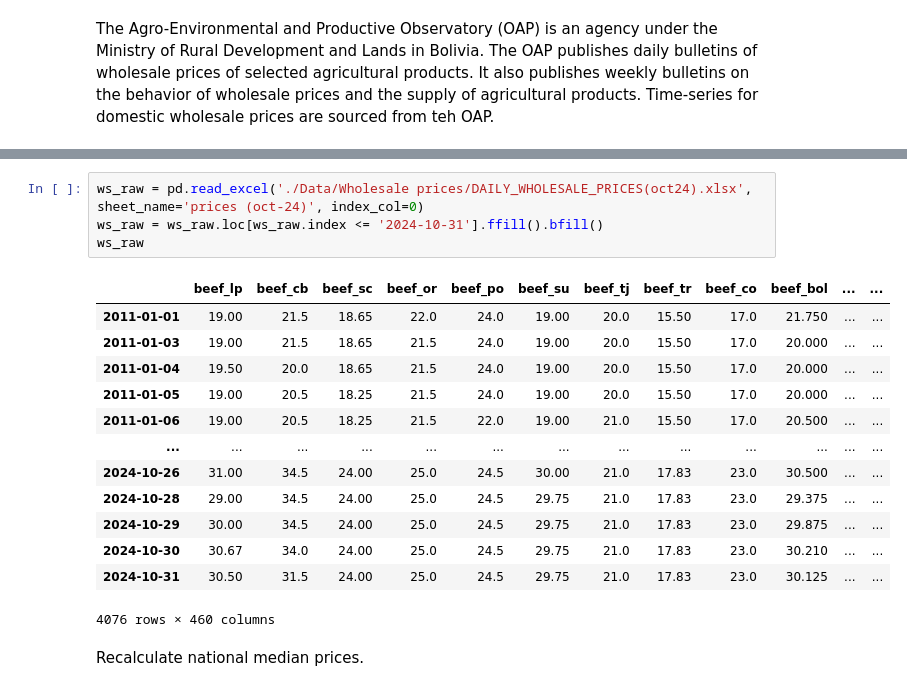
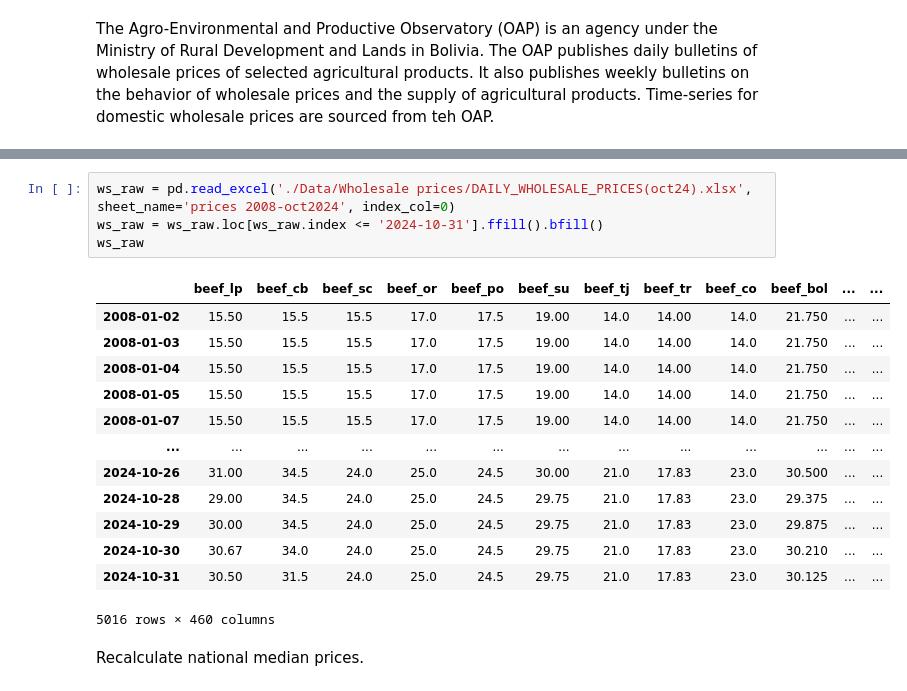
Before and after one commit to osmarbolivar/High-Freq-Inflation-Forecast-2SML, a Jupyter notebook: Data_preprocess.ipynb, the cells around one changed output, grey strips where cells are left out. Cells and saved outputs as stored; diff of their text form.

```diff
--- a/Data_preprocess.ipynb
+++ b/Data_preprocess.ipynb
@@ -383,23 +383,23 @@ array(['Carne de res en gancho',
        'Maíz amarillo duro', 'Quinua Blanca', 'Sorgo', 'Soya en grano',
        'Trigo en grano'], dtype=object)
 # %%
-ws_raw = pd.read_excel('./Data/Wholesale prices/DAILY_WHOLESALE_PRICES(oct24).xlsx', sheet_name='prices (oct-24)', index_col=0)
+ws_raw = pd.read_excel('./Data/Wholesale prices/DAILY_WHOLESALE_PRICES(oct24).xlsx', sheet_name='prices 2008-oct2024', index_col=0)
 ws_raw = ws_raw.loc[ws_raw.index <= '2024-10-31'].ffill().bfill()
 ws_raw
 # %% [output]
 |  | beef_lp | beef_cb | beef_sc | beef_or | beef_po | beef_su | beef_tj | beef_tr | beef_co | beef_bol | ... | ... |
-| 2011-01-01 | 19.00 | 21.5 | 18.65 | 22.0 | 24.0 | 19.00 | 20.0 | 15.50 | 17.0 | 21.750 | ... | ... |
-| 2011-01-03 | 19.00 | 21.5 | 18.65 | 21.5 | 24.0 | 19.00 | 20.0 | 15.50 | 17.0 | 20.000 | ... | ... |
-| 2011-01-04 | 19.50 | 20.0 | 18.65 | 21.5 | 24.0 | 19.00 | 20.0 | 15.50 | 17.0 | 20.000 | ... | ... |
-| 2011-01-05 | 19.00 | 20.5 | 18.25 | 21.5 | 24.0 | 19.00 | 20.0 | 15.50 | 17.0 | 20.000 | ... | ... |
-| 2011-01-06 | 19.00 | 20.5 | 18.25 | 21.5 | 22.0 | 19.00 | 21.0 | 15.50 | 17.0 | 20.500 | ... | ... |
+| 2008-01-02 | 15.50 | 15.5 | 15.5 | 17.0 | 17.5 | 19.00 | 14.0 | 14.00 | 14.0 | 21.750 | ... | ... |
+| 2008-01-03 | 15.50 | 15.5 | 15.5 | 17.0 | 17.5 | 19.00 | 14.0 | 14.00 | 14.0 | 21.750 | ... | ... |
+| 2008-01-04 | 15.50 | 15.5 | 15.5 | 17.0 | 17.5 | 19.00 | 14.0 | 14.00 | 14.0 | 21.750 | ... | ... |
+| 2008-01-05 | 15.50 | 15.5 | 15.5 | 17.0 | 17.5 | 19.00 | 14.0 | 14.00 | 14.0 | 21.750 | ... | ... |
+| 2008-01-07 | 15.50 | 15.5 | 15.5 | 17.0 | 17.5 | 19.00 | 14.0 | 14.00 | 14.0 | 21.750 | ... | ... |
 | ... | ... | ... | ... | ... | ... | ... | ... | ... | ... | ... | ... | ... |
-| 2024-10-26 | 31.00 | 34.5 | 24.00 | 25.0 | 24.5 | 30.00 | 21.0 | 17.83 | 23.0 | 30.500 | ... | ... |
-| 2024-10-28 | 29.00 | 34.5 | 24.00 | 25.0 | 24.5 | 29.75 | 21.0 | 17.83 | 23.0 | 29.375 | ... | ... |
-| 2024-10-29 | 30.00 | 34.5 | 24.00 | 25.0 | 24.5 | 29.75 | 21.0 | 17.83 | 23.0 | 29.875 | ... | ... |
-| 2024-10-30 | 30.67 | 34.0 | 24.00 | 25.0 | 24.5 | 29.75 | 21.0 | 17.83 | 23.0 | 30.210 | ... | ... |
-| 2024-10-31 | 30.50 | 31.5 | 24.00 | 25.0 | 24.5 | 29.75 | 21.0 | 17.83 | 23.0 | 30.125 | ... | ... |
+| 2024-10-26 | 31.00 | 34.5 | 24.0 | 25.0 | 24.5 | 30.00 | 21.0 | 17.83 | 23.0 | 30.500 | ... | ... |
+| 2024-10-28 | 29.00 | 34.5 | 24.0 | 25.0 | 24.5 | 29.75 | 21.0 | 17.83 | 23.0 | 29.375 | ... | ... |
+| 2024-10-29 | 30.00 | 34.5 | 24.0 | 25.0 | 24.5 | 29.75 | 21.0 | 17.83 | 23.0 | 29.875 | ... | ... |
+| 2024-10-30 | 30.67 | 34.0 | 24.0 | 25.0 | 24.5 | 29.75 | 21.0 | 17.83 | 23.0 | 30.210 | ... | ... |
+| 2024-10-31 | 30.50 | 31.5 | 24.0 | 25.0 | 24.5 | 29.75 | 21.0 | 17.83 | 23.0 | 30.125 | ... | ... |
-4076 rows × 460 columns
+5016 rows × 460 columns
 # %% [markdown]
 Recalculate national median prices.
 # %%
```
Also changed, not shown: parts of 12 cells of this notebook, 6 other files.
